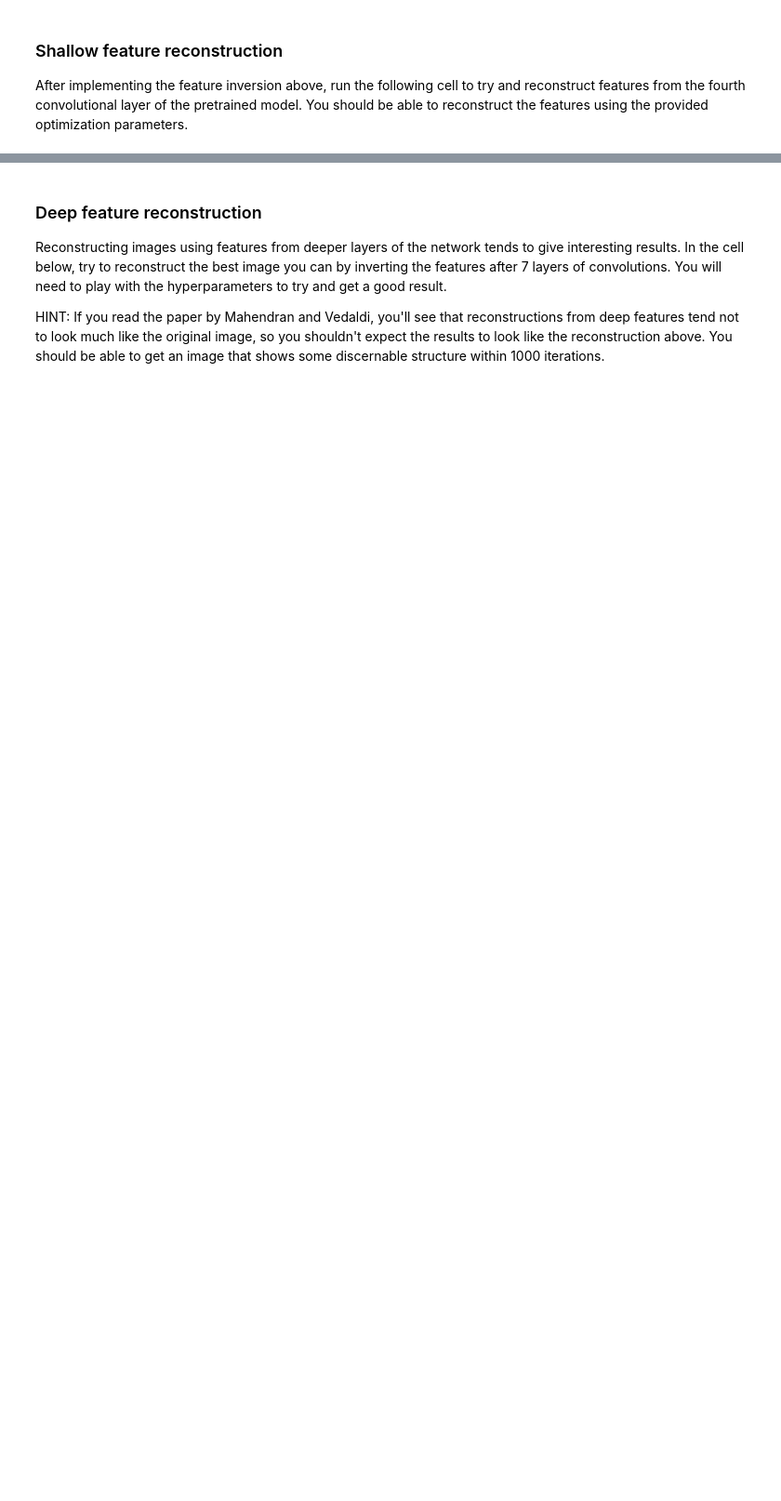
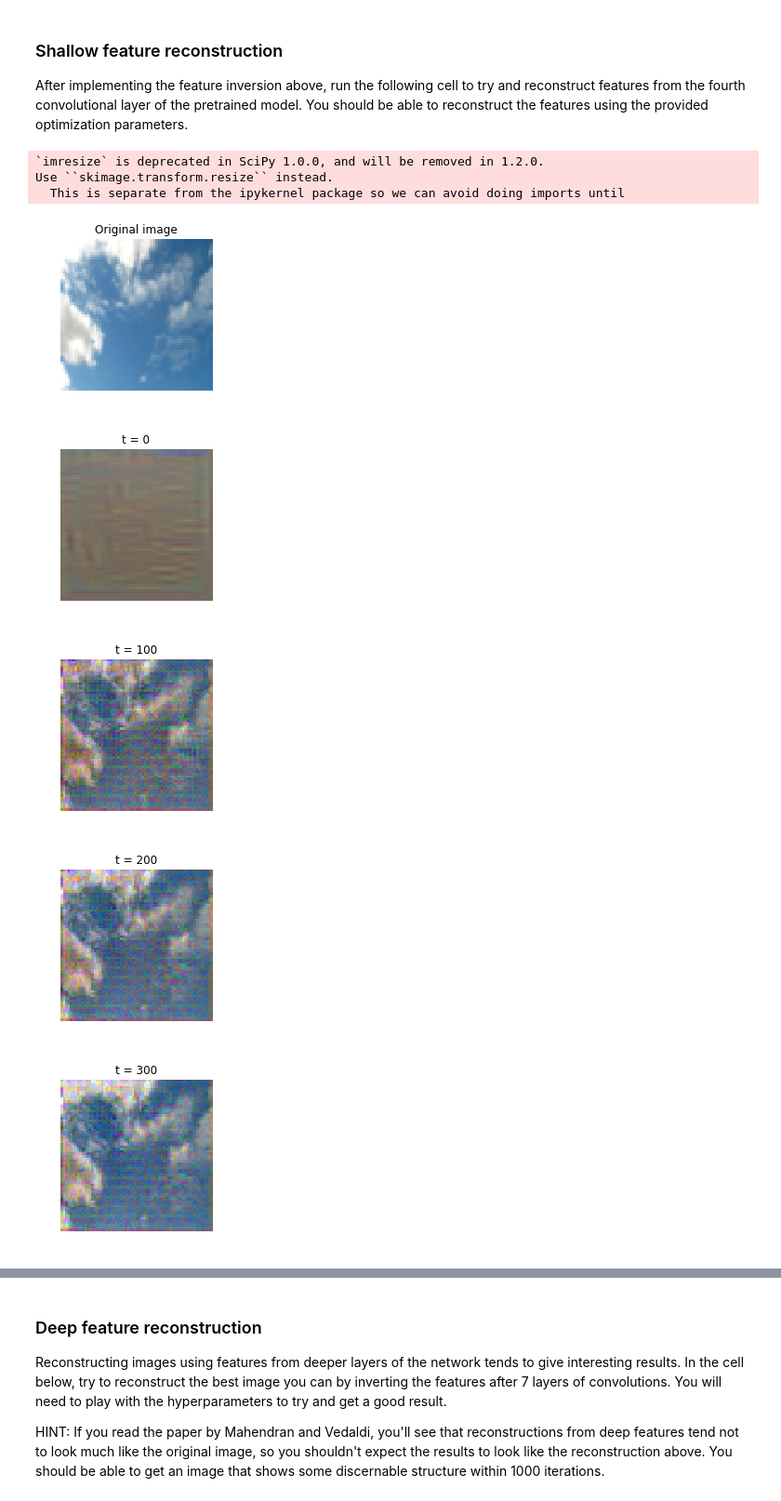
Before and after one commit to esvhd/cs231n, a Jupyter notebook: assignment3/ImageGeneration.ipynb, the cells around one changed output, grey strips where cells are left out. Shown at 93% size. Saved outputs shown, nothing was run; the diff lists cells and outputs as text; code cells hidden in the pictures; blank space fills up the shorter version.

```diff
--- a/assignment3/ImageGeneration.ipynb
+++ b/assignment3/ImageGeneration.ipynb
@@ -91,7 +102,12 @@ def create_class_visualization(target_y, model, **kwargs):
     # add L2 regularization to dX and update the image X using the image       #
     # gradient and the learning rate.                                          #
     ############################################################################
-    pass
+    scores, cache = model.forward(X, mode='test')
+    dscores = np.zeros_like(scores)
+    dscores[range(dscores.shape[0]), target_y] = 1
+    dX, grads = model.backward(dscores, cache)
+    dX += 2 * l2_reg * X
+    X += learning_rate * dX
     ############################################################################
     #                             END OF YOUR CODE                             #
     ############################################################################
@@ -181,7 +203,11 @@ def invert_features(target_feats, layer, model, **kwargs):
     # large pixel values in the generated image using the l2_reg parameter;    #
     # then update the generated image using the learning_rate from above.      #
     ############################################################################
-    pass
+    feats, cache = model.forward(X, end=layer, mode='test')
+    dfeats = 2 * (feats - target_feats)
+    dX, grads = model.backward(dfeats, cache)
+    dX += 2 * l2_reg * X
+    X -= learning_rate * dX
     ############################################################################
     #                             END OF YOUR CODE                             #
     ############################################################################
@@ -205,27 +234,36 @@ After implementing the feature inversion above, run the following cell to try an
 # %%
-filename = 'kitten.jpg'
+filename = 'sky.jpg'
 layer = 3 # layers start from 0 so these are features after 4 convolutions
 img = imresize(imread(filename), (64, 64))
 
 plt.imshow(img)
 plt.gcf().set_size_inches(3, 3)
 plt.title('Original image')
 plt.axis('off')
 plt.show()
 
 # Preprocess the image before passing it to the network:
 # subtract the mean, add a dimension, etc
 img_pre = preprocess_image(img, data['mean_image'])
 
 # Extract features from the image
 feats, _ = model.forward(img_pre, end=layer)
 
 # Invert the features
 kwargs = {
   'num_iterations': 400,
   'learning_rate': 5000,
   'l2_reg': 1e-8,
   'show_every': 100,
   'blur_every': 10,
 }
 X = invert_features(feats, layer, model, **kwargs)
+# %% [output]
+`imresize` is deprecated in SciPy 1.0.0, and will be removed in 1.2.0.
+Use ``skimage.transform.resize`` instead.
+  This is separate from the ipykernel package so we can avoid doing imports until
+[figure, added]
+[figure, added]
+[figure, added]
+[figure, added]
+[figure, added]
```
Also changed, not shown: parts of 8 cells of this notebook, 3 other files.
